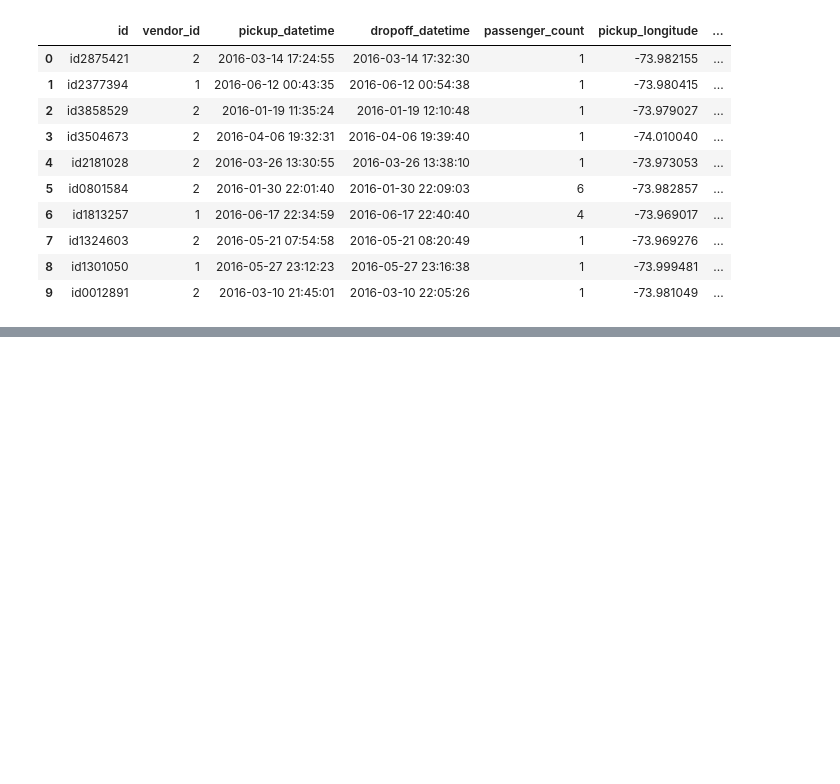
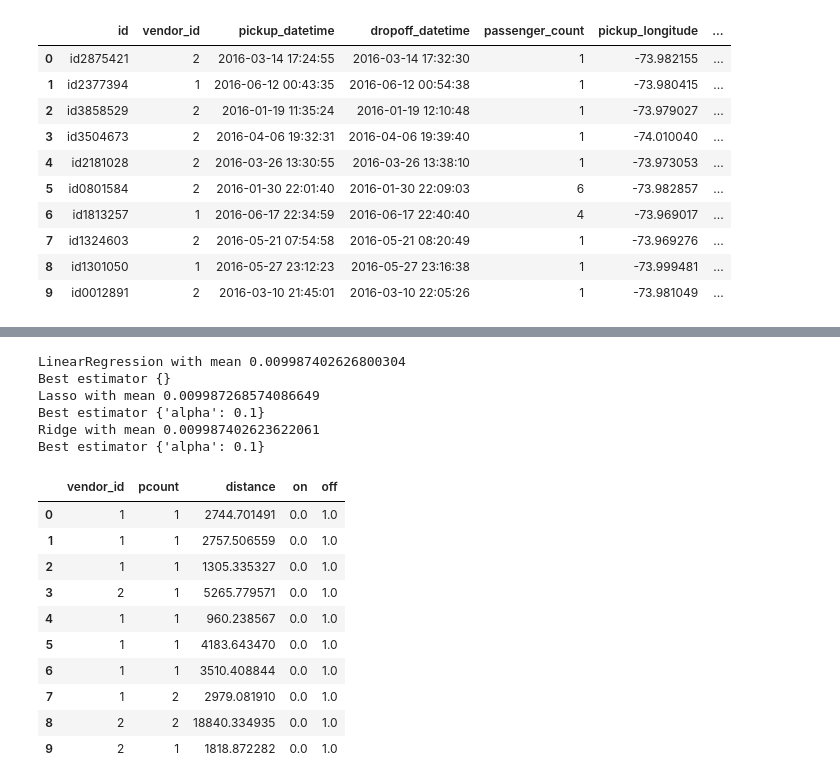
Before and after one commit to radpet/fmi-ml, a Jupyter notebook: nyc-taxi/I don't use Taxi.ipynb, the cells around one changed output, grey strips where cells are left out. Saved outputs shown, nothing was run; the diff lists cells and outputs as text; code cells hidden in the pictures; blank space fills up the shorter version.

```diff
--- a/nyc-taxi/I don't use Taxi.ipynb
+++ b/nyc-taxi/I don't use Taxi.ipynb
@@ -90,0 +168,60 @@ Name: trip_duration, dtype: int64
+# %%
+from sklearn.linear_model import LinearRegression, Lasso, Ridge
+from sklearn.ensemble import RandomForestRegressor
+from sklearn.svm import SVR
+from sklearn.model_selection import GridSearchCV
+
+clf = []
+clf.append( ("LinearRegression", LinearRegression() ))
+clf.append( ("Lasso", Lasso()) )
+clf.append( ("Ridge", Ridge()) )
+# clf.append( ("RandomForest", RandomForestRegressor()) )
+
+# clf.append( ("SVR", SVR()) )
+
+params = {
+    "LinearRegression": [{}],
+    "Lasso": [{"alpha": [0.1, 1, 10, 50, 100, 200]}],
+    "Ridge": [{"alpha": [0.1, 1, 10, 20, 50, 100]}]
+
+#     "SVR": [ {"C": [0.1, 1, 10, 100, 1000], "kernel": ["linear"]},
+#              {"C": [0.1, 1, 10, 100, 1000], "gamma": [0.001, 0.0001], "kernel": ["rbf"]}
+#            ],
+#     "RandomForest": [{"random_state": [26], "n_estimators": [10,100], "max_depth":[20]}]
+}
+
+
+for model_name, model in clf:
+    grid_search =  GridSearchCV(estimator=model, param_grid=params[model_name], n_jobs = 4)
+    grid_search.fit(data.drop("duration", axis=1), train["trip_duration"])
+
+    print("{} with mean {} ".format(model_name, grid_search.best_score_.mean()))
+    print("Best estimator {}".format(grid_search.best_params_ ))
+# %% [output]
+LinearRegression with mean 0.009987402626800304
+Best estimator {}
+Lasso with mean 0.009987268574086649
+Best estimator {'alpha': 0.1}
+Ridge with mean 0.009987402623622061
+Best estimator {'alpha': 0.1}
+# %%
+linear_regression = LinearRegression()
+linear_regression.fit(data.drop("duration",axis=1), train["trip_duration"])
+
+test_data = pd.read_csv("/home/radoslav/ML/data/nyc-taxi-trip-duration/test.csv")
+
+test = FeatureTransformer().fit_transform(test_data)
+test = encode_online(test)
+test.head(10)
+# %% [output]
+|  | vendor_id | pcount | distance | on | off |
+| 0 | 1 | 1 | 2744.701491 | 0.0 | 1.0 |
+| 1 | 1 | 1 | 2757.506559 | 0.0 | 1.0 |
+| 2 | 1 | 1 | 1305.335327 | 0.0 | 1.0 |
+| 3 | 2 | 1 | 5265.779571 | 0.0 | 1.0 |
+| 4 | 1 | 1 | 960.238567 | 0.0 | 1.0 |
+| 5 | 1 | 1 | 4183.643470 | 0.0 | 1.0 |
+| 6 | 1 | 1 | 3510.408844 | 0.0 | 1.0 |
+| 7 | 1 | 2 | 2979.081910 | 0.0 | 1.0 |
+| 8 | 2 | 2 | 18840.334935 | 0.0 | 1.0 |
+| 9 | 2 | 1 | 1818.872282 | 0.0 | 1.0 |
```
Also changed, not shown: parts of 15 cells of this notebook.
